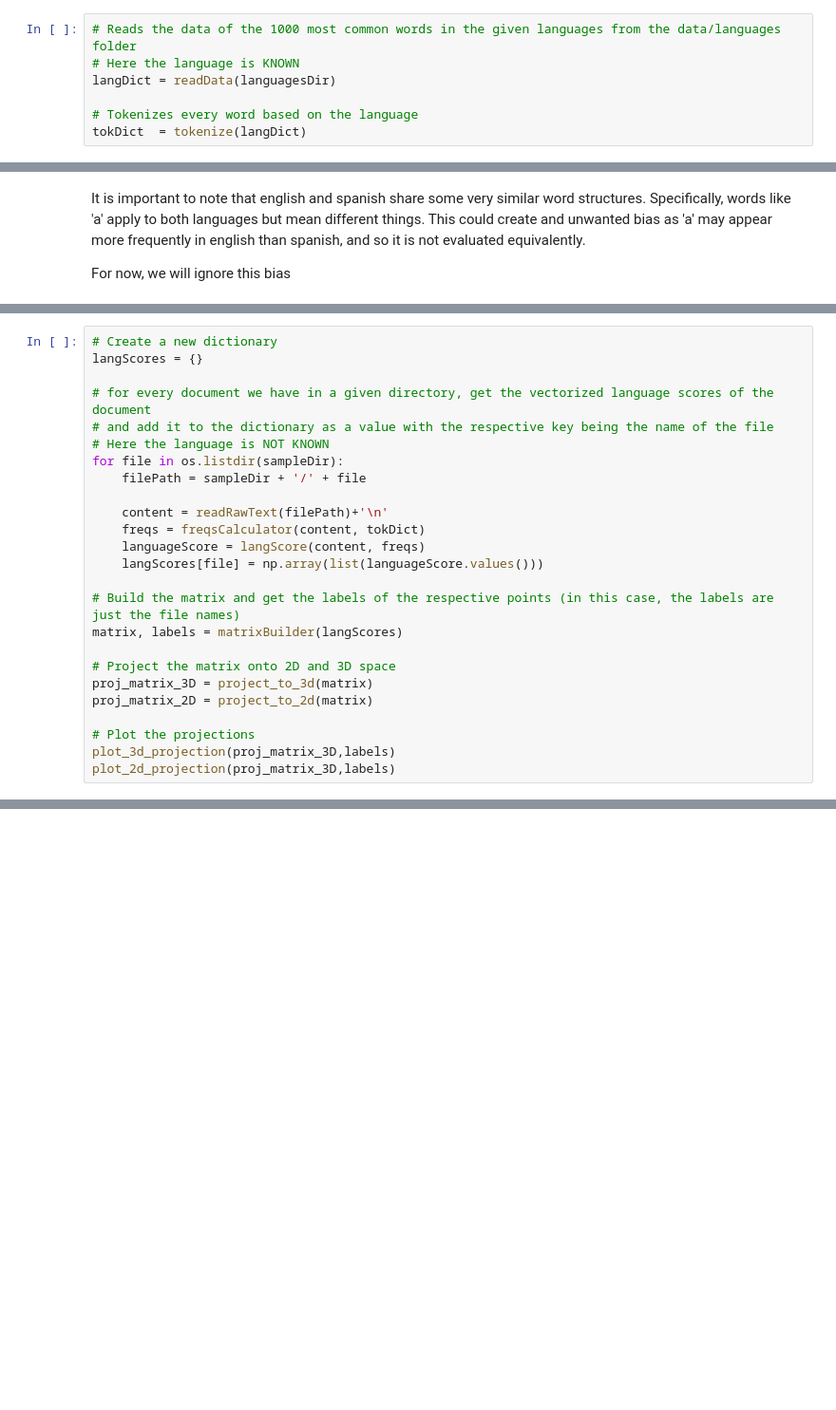
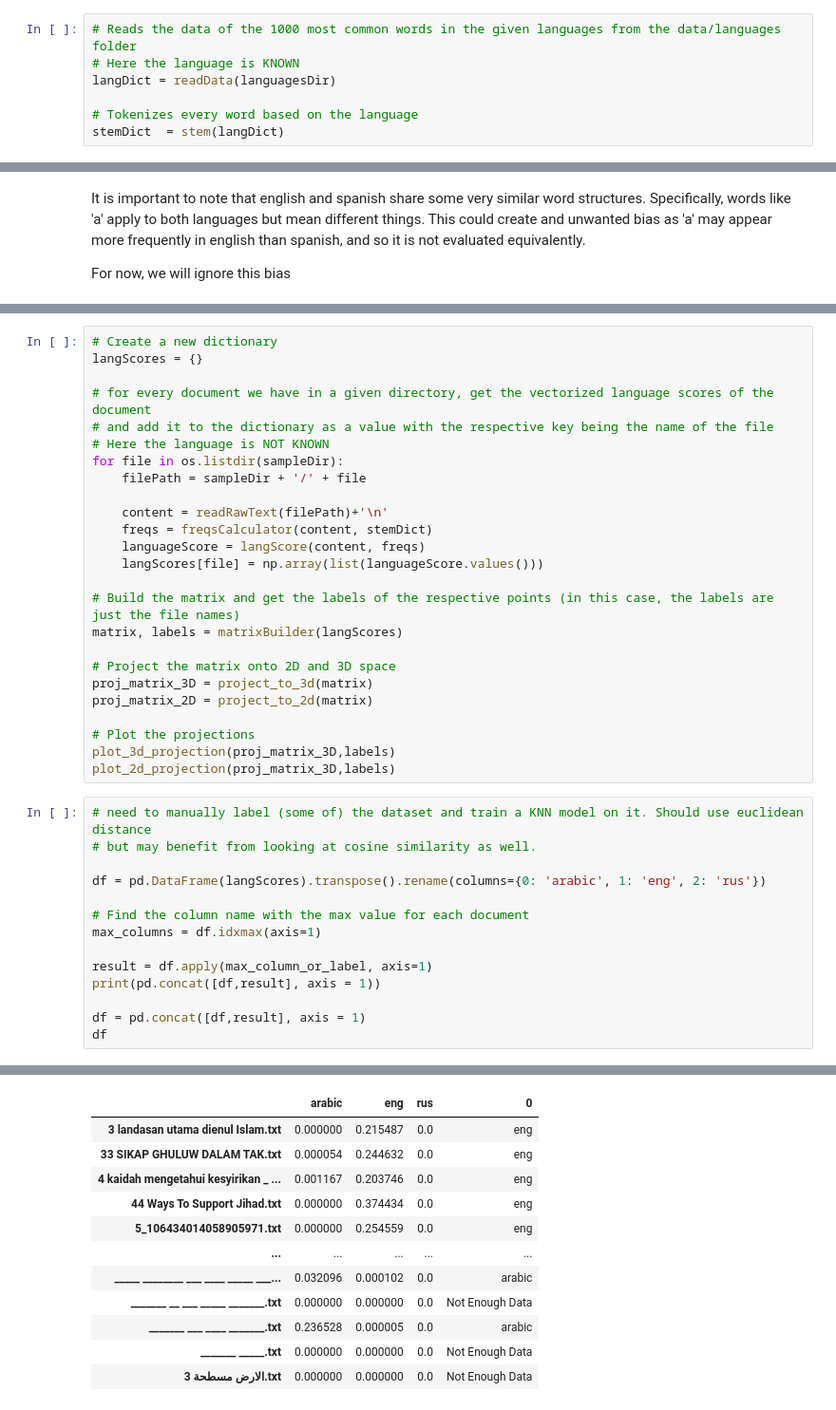
Before and after one commit to kanejames0430/Chimaera, a Jupyter notebook: Processor.ipynb, the cells around one changed output, grey strips where cells are left out. Shown: that part at 95% size. Saved outputs shown, nothing was run; the diff lists cells and outputs as text; blank space fills up the shorter version.

Commit message:
updated data and methods

```diff
--- a/Processor.ipynb
+++ b/Processor.ipynb
@@ -26,7 +29,7 @@ sampleDir = r'data\samplesDocs'
 langDict = readData(languagesDir)
 
 # Tokenizes every word based on the language
-tokDict  = tokenize(langDict)
+stemDict  = stem(langDict)
 # %%
 # Displays the samples for each different language as a percentage of a pie chart
 fig = plt.figure(figsize=(5, 5))
@@ -81,7 +84,7 @@ for file in os.listdir(sampleDir):
     filePath = sampleDir + '/' + file
 
     content = readRawText(filePath)+'\n'
-    freqs = freqsCalculator(content, tokDict)
+    freqs = freqsCalculator(content, stemDict)
     languageScore = langScore(content, freqs)
     langScores[file] = np.array(list(languageScore.values()))
 
@@ -95,3 +98,18 @@ proj_matrix_2D = project_to_2d(matrix)
 # Plot the projections
 plot_3d_projection(proj_matrix_3D,labels)
 plot_2d_projection(proj_matrix_3D,labels)
+# %%
+# need to manually label (some of) the dataset and train a KNN model on it. Should use euclidean distance
+# but may benefit from looking at cosine similarity as well.
+
+df = pd.DataFrame(langScores).transpose().rename(columns={0: 'arabic', 1: 'eng', 2: 'rus'})
+
+# Find the column name with the max value for each document
+max_columns = df.idxmax(axis=1)
+
+result = df.apply(max_column_or_label, axis=1)
+print(pd.concat([df,result], axis = 1))
+
+df = pd.concat([df,result], axis = 1)
+df
+# %% [output]
@@ -97,0 +133,12 @@ plot_2d_projection(proj_matrix_3D,labels)
+|  | arabic | eng | rus | 0 |
+| 3 landasan utama dienul Islam.txt | 0.000000 | 0.215487 | 0.0 | eng |
+| 33 SIKAP GHULUW DALAM TAK.txt | 0.000054 | 0.244632 | 0.0 | eng |
+| 4 kaidah mengetahui kesyirikan _ ... | 0.001167 | 0.203746 | 0.0 | eng |
+| 44 Ways To Support Jihad.txt | 0.000000 | 0.374434 | 0.0 | eng |
+| 5_106434014058905971.txt | 0.000000 | 0.254559 | 0.0 | eng |
+| ... | ... | ... | ... | ... |
+| _____ ________ ___ ____ _____ ___... | 0.032096 | 0.000102 | 0.0 | arabic |
+| _______ __ ___ _____ _______.txt | 0.000000 | 0.000000 | 0.0 | Not Enough Data |
+| _______ ___ ____ _______.txt | 0.236528 | 0.000005 | 0.0 | arabic |
+| _______ _____.txt | 0.000000 | 0.000000 | 0.0 | Not Enough Data |
+| الارض مسطحة 3.txt | 0.000000 | 0.000000 | 0.0 | Not Enough Data |
```
Also changed, not shown: parts of 5 cells of this notebook, 54 other files.
